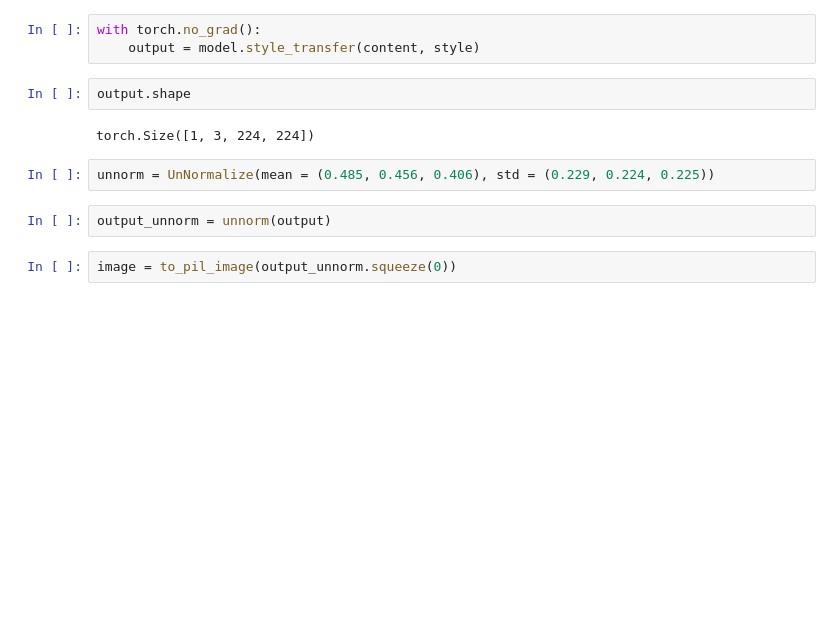
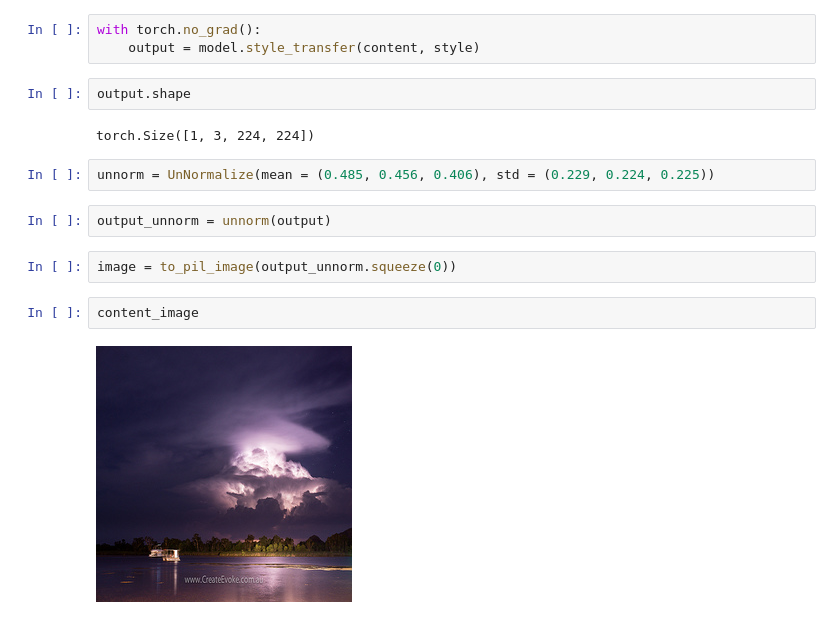
Before and after one commit to ghdtmdals/adain_style_transfer, a Jupyter notebook: test.ipynb, the cells around one changed output. Drawn from its saved outputs; the diff is of its cells as text; blank space fills up the shorter version.

```diff
--- a/test.ipynb
+++ b/test.ipynb
@@ -59,3 +59,7 @@ unnorm = UnNormalize(mean = (0.485, 0.456, 0.406), std = (0.229, 0.224, 0.225))
 output_unnorm = unnorm(output)
 # %%
 image = to_pil_image(output_unnorm.squeeze(0))
+# %%
+content_image
+# %% [output]
+[figure, added]
```
Also changed, not shown: parts of 3 cells of this notebook, 7 other files.
